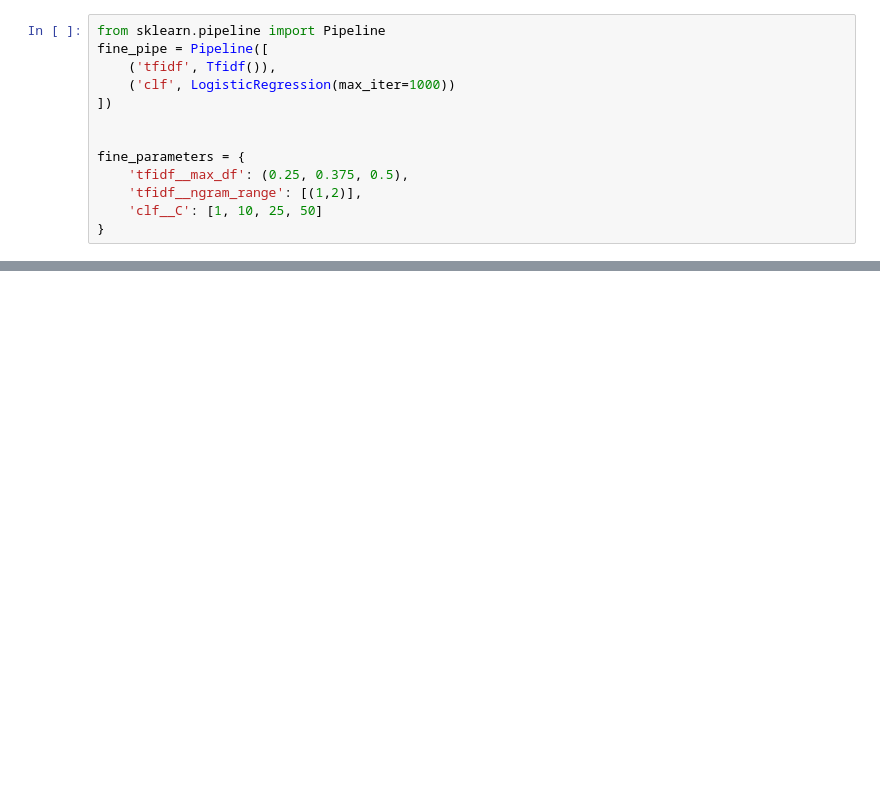
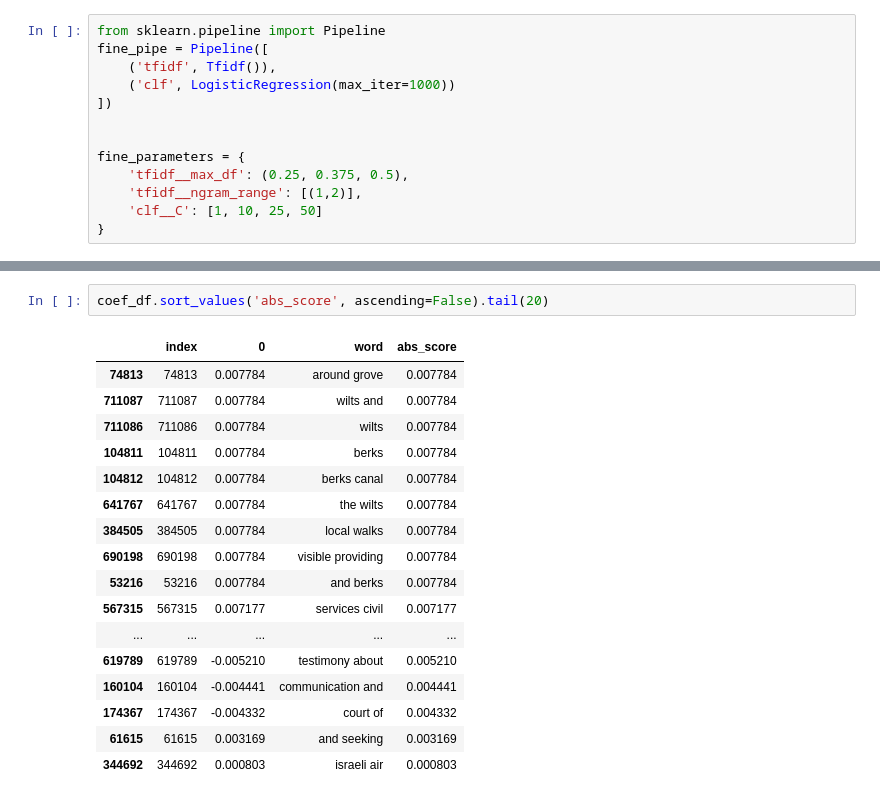
Before and after one commit to benartuso/bias-detection, a Jupyter notebook: bag_of_words.ipynb, the cells around one changed output, grey strips where cells are left out. Cells and saved outputs as stored; diff of their text form; blank space fills up the shorter version.

```diff
--- a/bag_of_words.ipynb
+++ b/bag_of_words.ipynb
@@ -548,0 +1163,20 @@ Fitting 5 folds for each of 12 candidates, totalling 60 fits
+# %%
+coef_df.sort_values('abs_score', ascending=False).tail(20)
+# %% [output]
+|  | index | 0 | word | abs_score |
+| 74813 | 74813 | 0.007784 | around grove | 0.007784 |
+| 711087 | 711087 | 0.007784 | wilts and | 0.007784 |
+| 711086 | 711086 | 0.007784 | wilts | 0.007784 |
+| 104811 | 104811 | 0.007784 | berks | 0.007784 |
+| 104812 | 104812 | 0.007784 | berks canal | 0.007784 |
+| 641767 | 641767 | 0.007784 | the wilts | 0.007784 |
+| 384505 | 384505 | 0.007784 | local walks | 0.007784 |
+| 690198 | 690198 | 0.007784 | visible providing | 0.007784 |
+| 53216 | 53216 | 0.007784 | and berks | 0.007784 |
+| 567315 | 567315 | 0.007177 | services civil | 0.007177 |
+| ... | ... | ... | ... | ... |
+| 619789 | 619789 | -0.005210 | testimony about | 0.005210 |
+| 160104 | 160104 | -0.004441 | communication and | 0.004441 |
+| 174367 | 174367 | -0.004332 | court of | 0.004332 |
+| 61615 | 61615 | 0.003169 | and seeking | 0.003169 |
+| 344692 | 344692 | 0.000803 | israeli air | 0.000803 |
```
Also changed, not shown: parts of 83 cells of this notebook.
